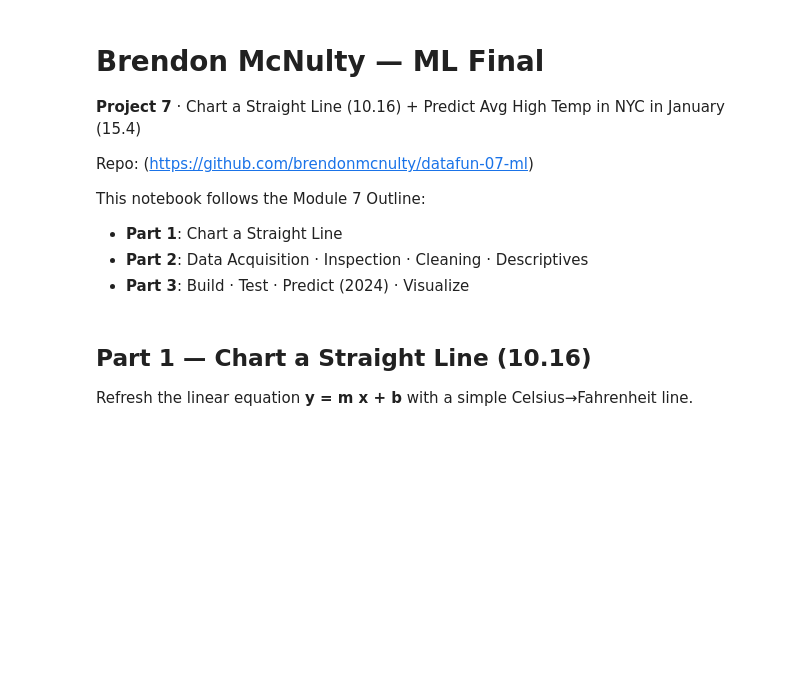
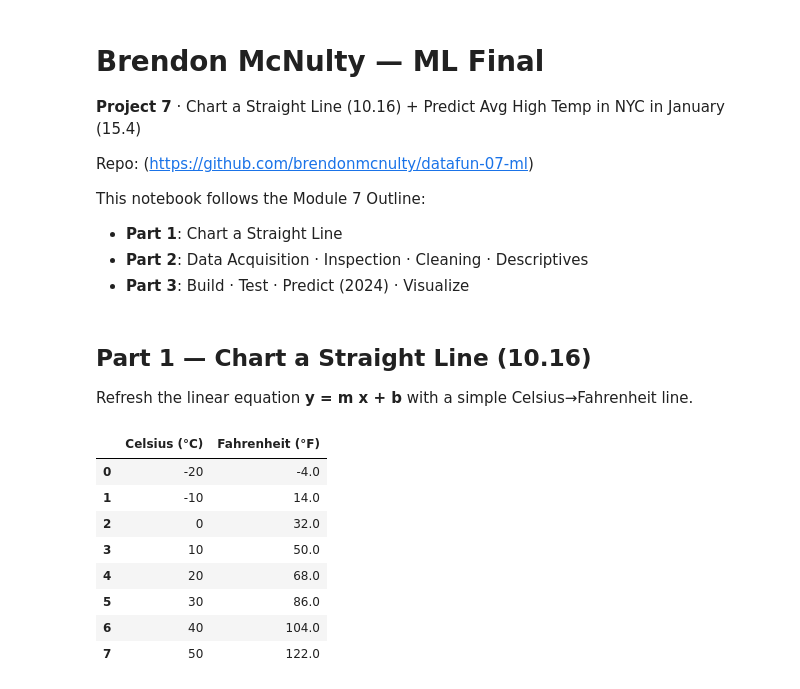
Before and after one commit to brendonmcnulty/datafun-07-ml, a Jupyter notebook: brendon_ml_final.ipynb, the cells around one changed output. Drawn from its saved outputs; the diff is of its cells as text; code cells hidden in the pictures; blank space fills up the shorter version.

```diff
--- a/brendon_ml_final.ipynb
+++ b/brendon_ml_final.ipynb
@@ -32,12 +32,26 @@ RANDOM_STATE = 11
 
 Refresh the linear equation **y = m x + b** with a simple Celsius→Fahrenheit line.
 # %%
-# Celsius to Fahrenheit: F = 1.8*C + 32  (m=1.8, b=32)
-c = np.arange(-20, 41, 5)
-f = 1.8 * c + 32
-cf_df = pd.DataFrame({"Celsius": c, "Fahrenheit": f})
-display(cf_df.head())
+import pandas as pd
 
-ax = sns.lineplot(data=cf_df, x="Celsius", y="Fahrenheit", marker="o")
-ax.set_title("Straight Line Demo: F = 1.8*C + 32")
-plt.show()
+# Define Fahrenheit as a function of Celsius
+f = lambda c: (9 / 5) * c + 32
+
+# Generate temperature pairs for Celsius from -20°C to 50°C in steps of 10
+temps = [(c, f(c)) for c in range(-20, 51, 10)]
+
+# Convert list of tuples into a DataFrame
+df_temps = pd.DataFrame(temps, columns=['Celsius (°C)', 'Fahrenheit (°F)'])
+
+# Display the DataFrame
+df_temps
+# %% [output]
+|  | Celsius (°C) | Fahrenheit (°F) |
+| 0 | -20 | -4.0 |
+| 1 | -10 | 14.0 |
+| 2 | 0 | 32.0 |
+| 3 | 10 | 50.0 |
+| 4 | 20 | 68.0 |
+| 5 | 30 | 86.0 |
+| 6 | 40 | 104.0 |
+| 7 | 50 | 122.0 |
```
Also changed, not shown: parts of 2 cells of this notebook.
